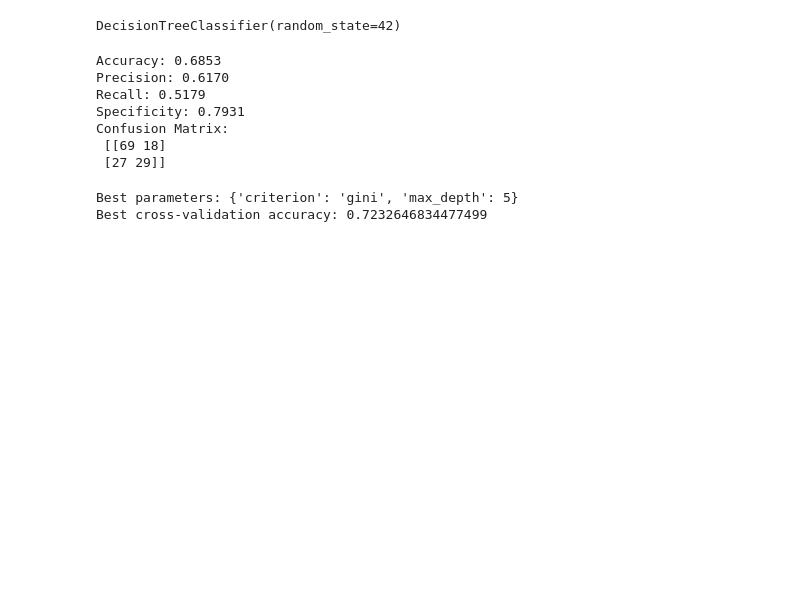
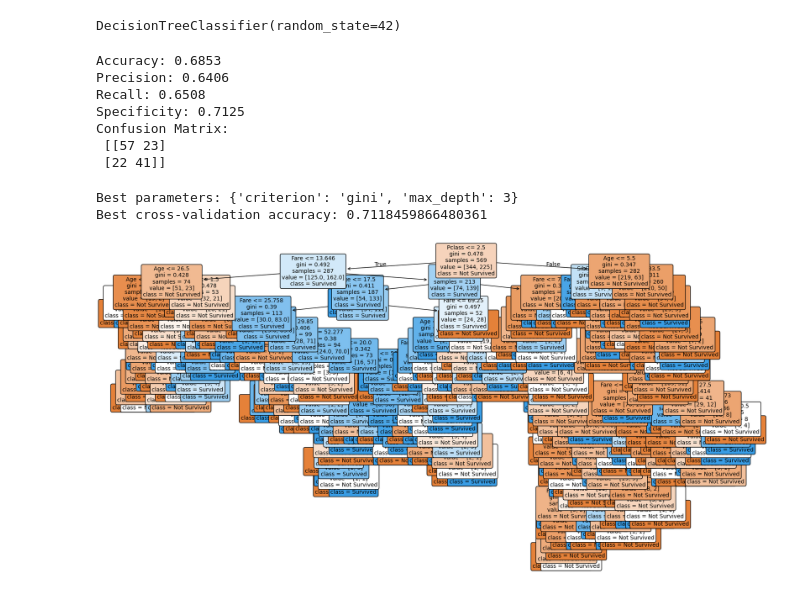
Before and after one commit to avnishcodes/TitanicClassification, a Jupyter notebook: Titanic_Classification.ipynb, the cells around one changed output. Saved outputs shown, nothing was run; the diff lists cells and outputs as text; code cells hidden in the pictures; blank space fills up the shorter version.

```diff
--- a/Titanic_Classification.ipynb
+++ b/Titanic_Classification.ipynb
@@ -31,7 +31,8 @@ Number of rows with missing Age: 177
 | 26 | 27 | 0 | 3 | Emir, Mr. Farred Chehab | male | NaN | 0 | 0 | 2631 | 7.2250 | ... |
 | 28 | 29 | 1 | 3 | O'Dwyer, Miss. Ellen "Nellie" | female | NaN | 0 | 0 | 330959 | 7.8792 | ... |
 # %%
-df = df.dropna(subset=['Age'])  # drop rows with missing Age
+df = df.dropna(subset=['Age', 'Embarked'])  # drop only if Age or Embarked is missing
+df = df.drop(columns=['Cabin'])  # drop Cabin column completely
 
 X = df[['Pclass', 'Age', 'SibSp', 'Parch', 'Fare']]  # features
 y = df['Survived']  # target
@@ -66,12 +67,12 @@ print(f"Specificity: {specificity:.4f}")
 print("Confusion Matrix:\n", cm)
 # %% [output]
 Accuracy: 0.6853
-Precision: 0.6170
-Recall: 0.5179
-Specificity: 0.7931
+Precision: 0.6406
+Recall: 0.6508
+Specificity: 0.7125
 Confusion Matrix:
- [[69 18]
- [27 29]]
+ [[57 23]
+ [22 41]]
 # %%
 from sklearn.model_selection import GridSearchCV
 
@@ -92,5 +93,21 @@ grid_search.fit(X_train, y_train)
 print("Best parameters:", grid_search.best_params_)
 print("Best cross-validation accuracy:", grid_search.best_score_)
 # %% [output]
-Best parameters: {'criterion': 'gini', 'max_depth': 5}
-Best cross-validation accuracy: 0.7232646834477499
+Best parameters: {'criterion': 'gini', 'max_depth': 3}
+Best cross-validation accuracy: 0.7118459866480361
+# %%
+from sklearn import tree
+import matplotlib.pyplot as plt
+
+plt.figure(figsize=(20,10))
+tree.plot_tree(
+    dt_model,
+    feature_names=X.columns,
+    class_names=["Not Survived", "Survived"],
+    filled=True,
+    rounded=True,
+    fontsize=10
+)
+plt.show()
+# %% [output]
+[figure, added]
```
Also changed, not shown: parts of 1 cell of this notebook.
